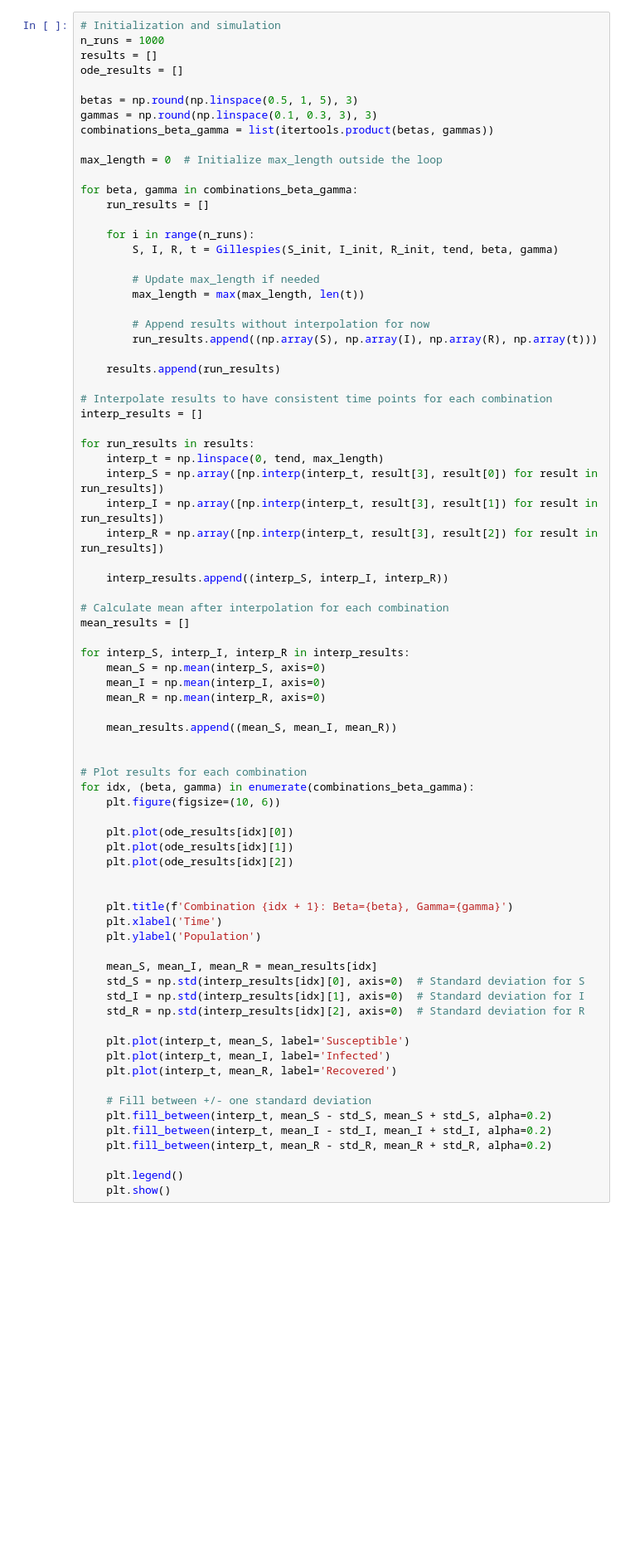
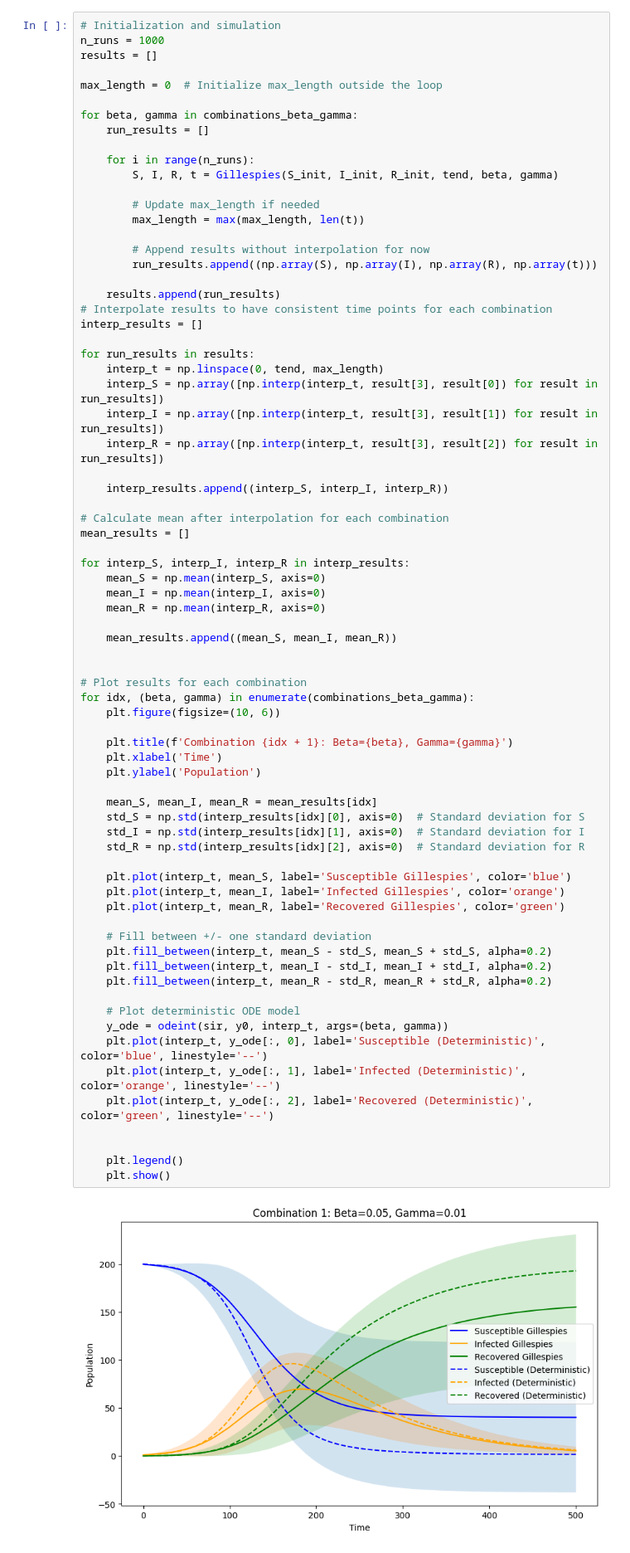
Before and after one commit to NitaiNijholt/CLSassignment2, a Jupyter notebook: assingnment_K.ipynb, the cells around one changed output. Shown at 83% size. Drawn from its saved outputs; the diff is of its cells as text; blank space fills up the shorter version.

```diff
--- a/assingnment_K.ipynb
+++ b/assingnment_K.ipynb
@@ -188,11 +188,6 @@ tend = 100
 # Initialization and simulation
 n_runs = 1000
 results = []
-ode_results = []
-
-betas = np.round(np.linspace(0.5, 1, 5), 3)
-gammas = np.round(np.linspace(0.1, 0.3, 3), 3)
-combinations_beta_gamma = list(itertools.product(betas, gammas))
 
 max_length = 0  # Initialize max_length outside the loop
 
@@ -209,7 +204,6 @@ for beta, gamma in combinations_beta_gamma:
         run_results.append((np.array(S), np.array(I), np.array(R), np.array(t)))
 
     results.append(run_results)
-
 # Interpolate results to have consistent time points for each combination
 interp_results = []
 
@@ -227,38 +221,41 @@ mean_results = []
 for interp_S, interp_I, interp_R in interp_results:
     mean_S = np.mean(interp_S, axis=0)
     mean_I = np.mean(interp_I, axis=0)
     mean_R = np.mean(interp_R, axis=0)
 
     mean_results.append((mean_S, mean_I, mean_R))
 
 
 # Plot results for each combination
 for idx, (beta, gamma) in enumerate(combinations_beta_gamma):
     plt.figure(figsize=(10, 6))
 
-    plt.plot(ode_results[idx][0])
-    plt.plot(ode_results[idx][1])
-    plt.plot(ode_results[idx][2])
-
-
     plt.title(f'Combination {idx + 1}: Beta={beta}, Gamma={gamma}')
     plt.xlabel('Time')
     plt.ylabel('Population')
 
     mean_S, mean_I, mean_R = mean_results[idx]
     std_S = np.std(interp_results[idx][0], axis=0)  # Standard deviation for S
     std_I = np.std(interp_results[idx][1], axis=0)  # Standard deviation for I
     std_R = np.std(interp_results[idx][2], axis=0)  # Standard deviation for R
 
-    plt.plot(interp_t, mean_S, label='Susceptible')
-    plt.plot(interp_t, mean_I, label='Infected')
-    plt.plot(interp_t, mean_R, label='Recovered')
+    plt.plot(interp_t, mean_S, label='Susceptible Gillespies', color='blue')
+    plt.plot(interp_t, mean_I, label='Infected Gillespies', color='orange')
+    plt.plot(interp_t, mean_R, label='Recovered Gillespies', color='green')
 
     # Fill between +/- one standard deviation
     plt.fill_between(interp_t, mean_S - std_S, mean_S + std_S, alpha=0.2)
     plt.fill_between(interp_t, mean_I - std_I, mean_I + std_I, alpha=0.2)
     plt.fill_between(interp_t, mean_R - std_R, mean_R + std_R, alpha=0.2)
 
+    # Plot deterministic ODE model
+    y_ode = odeint(sir, y0, interp_t, args=(beta, gamma))
+    plt.plot(interp_t, y_ode[:, 0], label='Susceptible (Deterministic)', color='blue', linestyle='--')
+    plt.plot(interp_t, y_ode[:, 1], label='Infected (Deterministic)', color='orange', linestyle='--')
+    plt.plot(interp_t, y_ode[:, 2], label='Recovered (Deterministic)', color='green', linestyle='--')
+
+
     plt.legend()
     plt.show()
 # %% [output]
+[figure, added]
```
Also changed, not shown: parts of 8 cells of this notebook, 1 other file.
